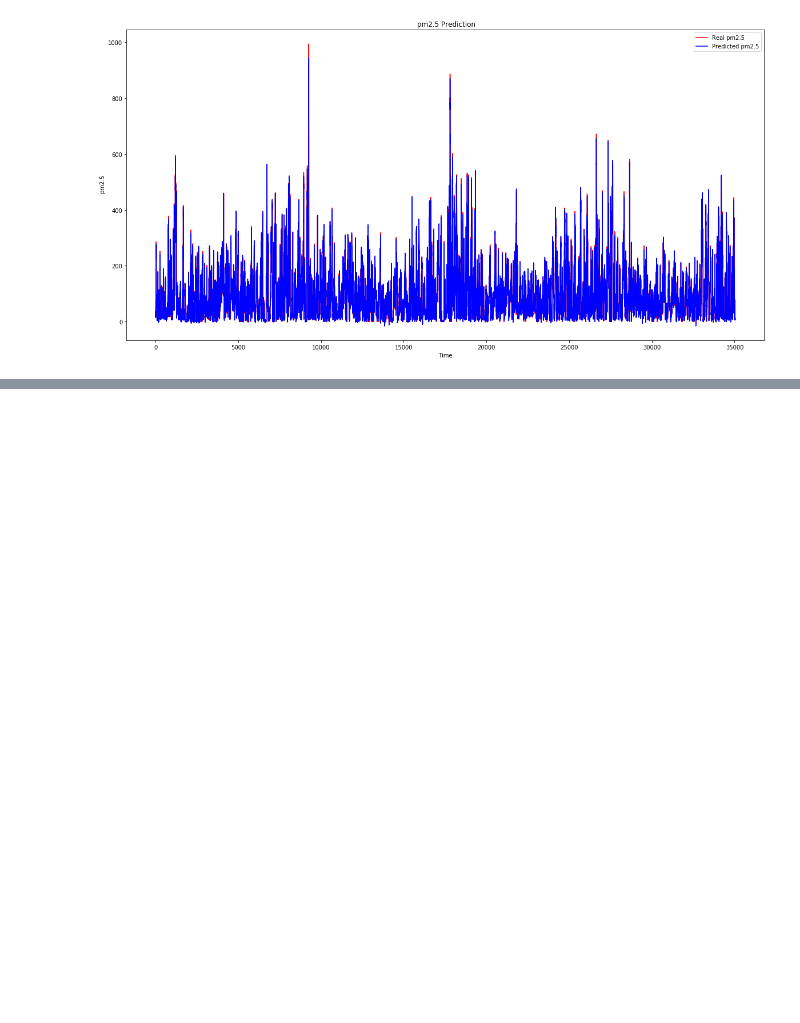
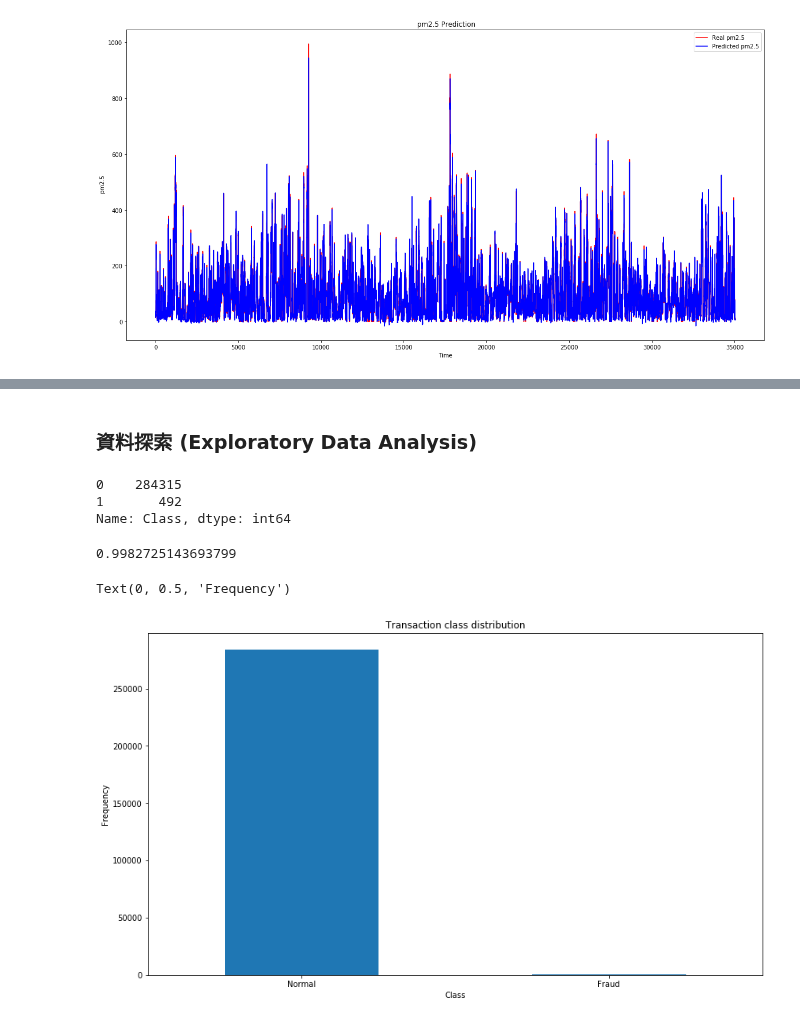
Before and after one commit to ywchiu/tibamedl, a Jupyter notebook: Demo20190907.ipynb, the cells around one changed output, grey strips where cells are left out. Cells and saved outputs as stored; diff of their text form; code cells hidden in the pictures; blank space fills up the shorter version.

```diff
--- a/Demo20190907.ipynb
+++ b/Demo20190907.ipynb
@@ -235,0 +443,19 @@ plt.show()
+# %%
+import pandas as pd
+import numpy as np
+import pickle
+import matplotlib.pyplot as plt
+from scipy import stats
+from pylab import rcParams
+from sklearn.model_selection import train_test_split
+from keras.models import Model, load_model
+from keras.layers import Input, Dense
+from keras.callbacks import ModelCheckpoint, TensorBoard
+from keras import regularizers
+
+%pylab inline
+
+rcParams['figure.figsize'] = 14, 8
+
+RANDOM_SEED = 42
+LABELS = ["Normal", "Fraud"]
@@ -235,0 +466,2 @@ plt.show()
+# %%
+df = pd.read_csv("creditcard.csv")
@@ -235,0 +478,22 @@ plt.show()
+# %% [markdown]
+### 資料探索 (Exploratory Data Analysis)
+# %%
+df['Class'].value_counts()
+# %% [output]
+0    284315
+1       492
+Name: Class, dtype: int64
+# %%
+284315 / (284315 + 492)
+# %% [output]
+0.9982725143693799
+# %%
+count_classes = pd.value_counts(df['Class'], sort = True)
+count_classes.plot(kind = 'bar', rot=0)
+plt.title("Transaction class distribution")
+plt.xticks(range(2), LABELS)
+plt.xlabel("Class")
+plt.ylabel("Frequency")
+# %% [output]
+Text(0, 0.5, 'Frequency')
+[figure, added]
```
Also changed, not shown: parts of 63 cells of this notebook.
